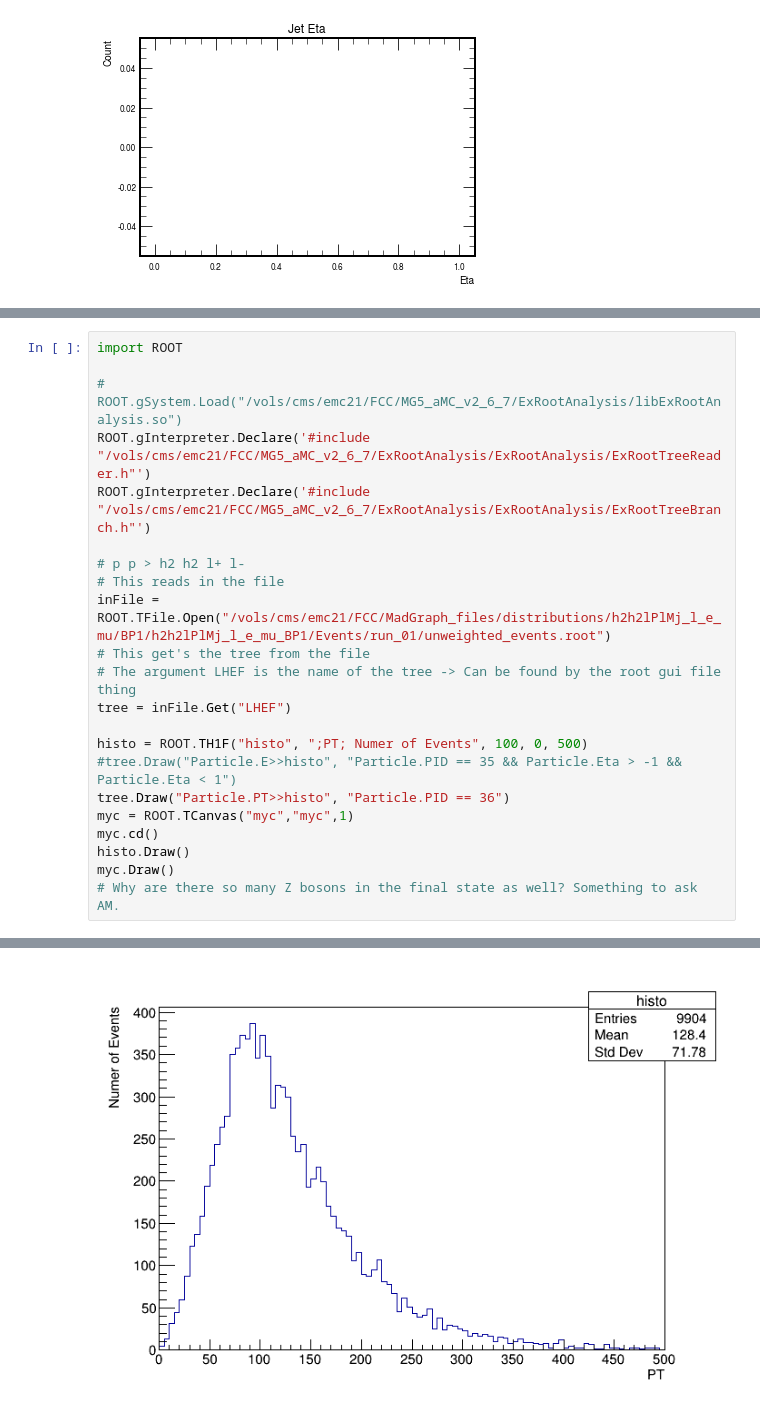
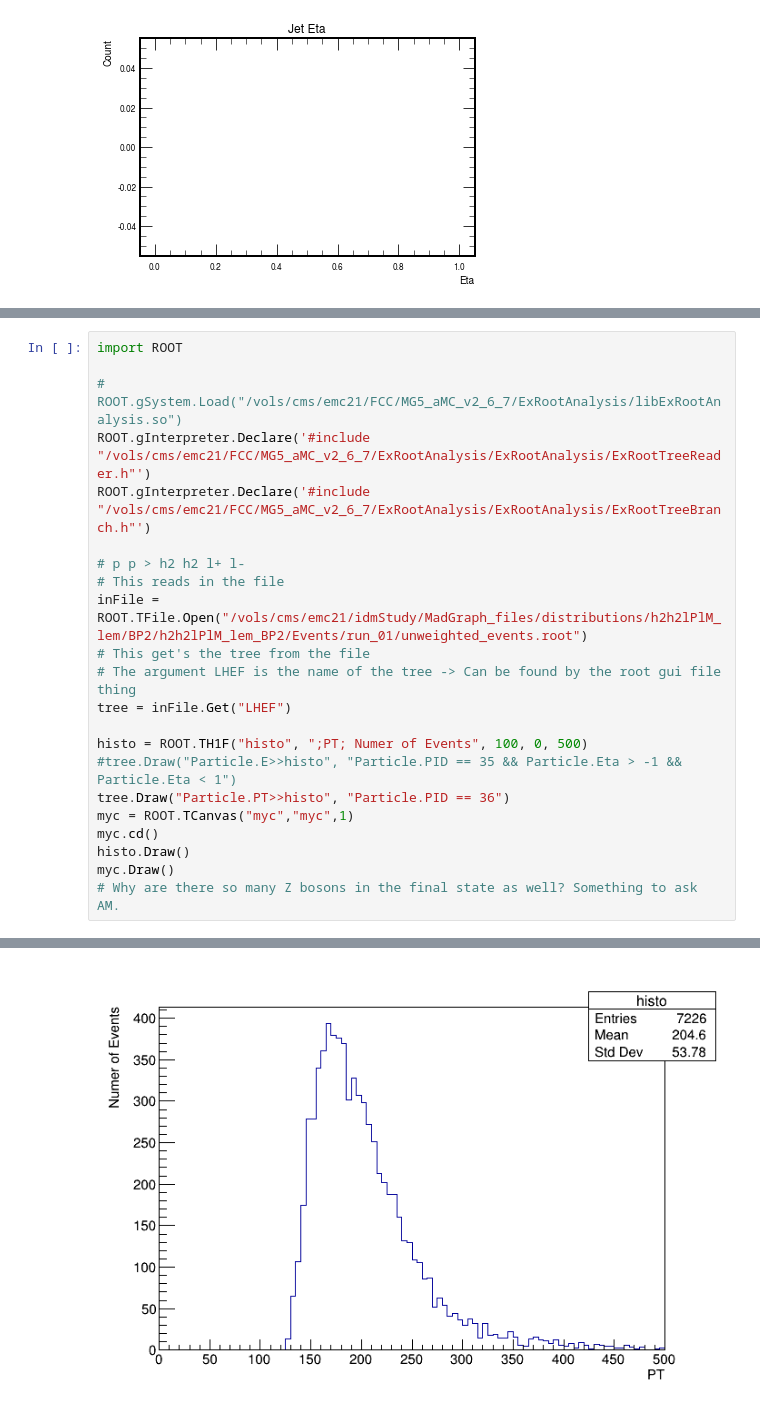
Before and after one commit to Teddy-Curtis/idmStudyImperial, a Jupyter notebook: MadGraph_files/distributions/findingCuts.ipynb, the cells around one changed output, grey strips where cells are left out. Saved outputs shown, nothing was run; the diff lists cells and outputs as text.

```diff
--- a/MadGraph_files/distributions/findingCuts.ipynb
+++ b/MadGraph_files/distributions/findingCuts.ipynb
@@ -362,7 +238,7 @@ ROOT.gInterpreter.Declare('#include "/vols/cms/emc21/FCC/MG5_aMC_v2_6_7/ExRootAn
 
 # p p > h2 h2 l+ l-
 # This reads in the file
-inFile = ROOT.TFile.Open("/vols/cms/emc21/FCC/MadGraph_files/distributions/h2h2lPlMj_l_e_mu/BP1/h2h2lPlMj_l_e_mu_BP1/Events/run_01/unweighted_events.root")
+inFile = ROOT.TFile.Open("/vols/cms/emc21/idmStudy/MadGraph_files/distributions/h2h2lPlM_lem/BP2/h2h2lPlM_lem_BP2/Events/run_01/unweighted_events.root")
 # This get's the tree from the file
 # The argument LHEF is the name of the tree -> Can be found by the root gui file thing
 tree = inFile.Get("LHEF")
@@ -385 +262 @@ Info in <TCanvas::MakeDefCanvas>:  created default TCanvas with name c1
-[figure, old version]
+[figure, new version]
```
Also changed, not shown: parts of 25 cells of this notebook, 5 other files.
